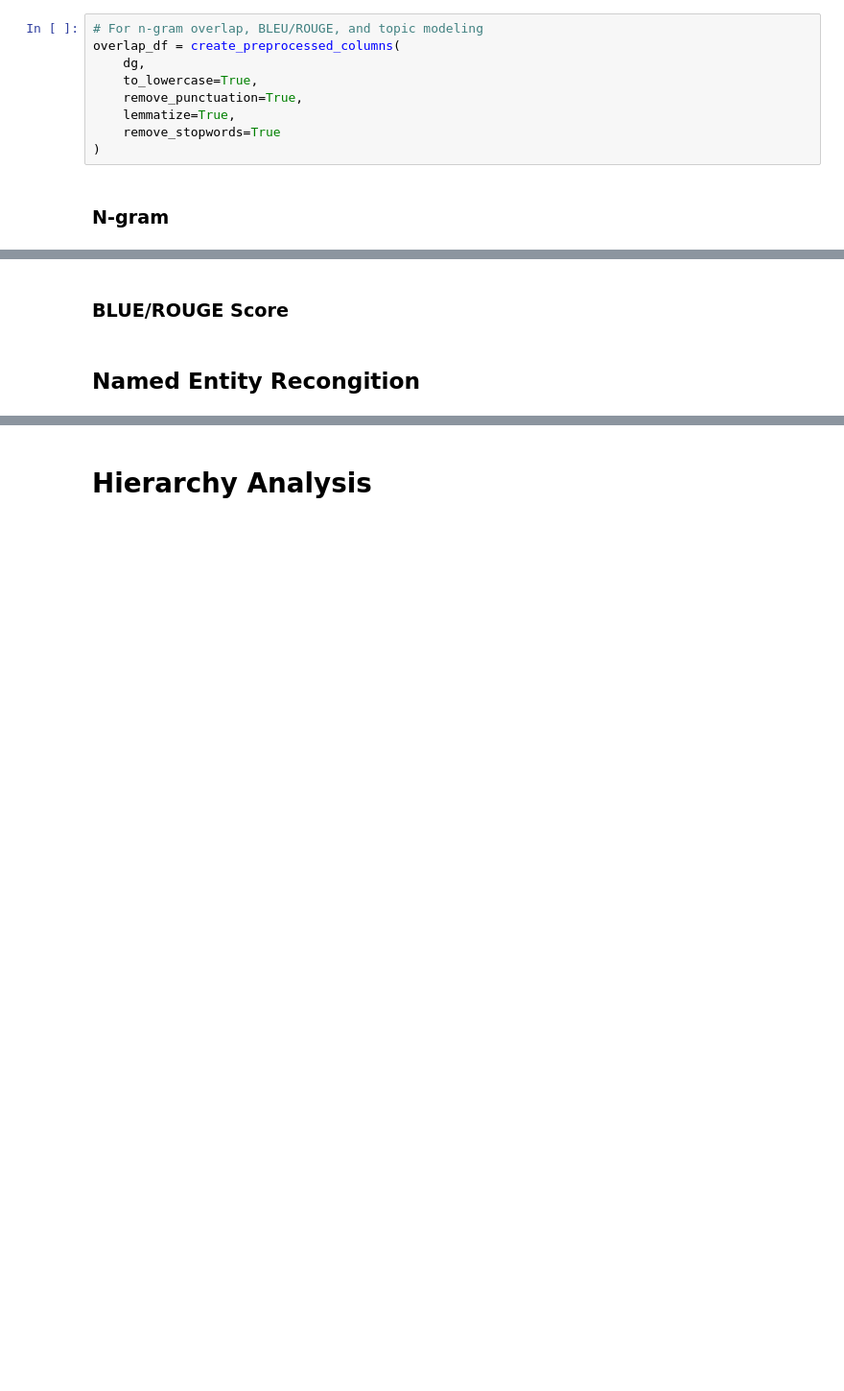
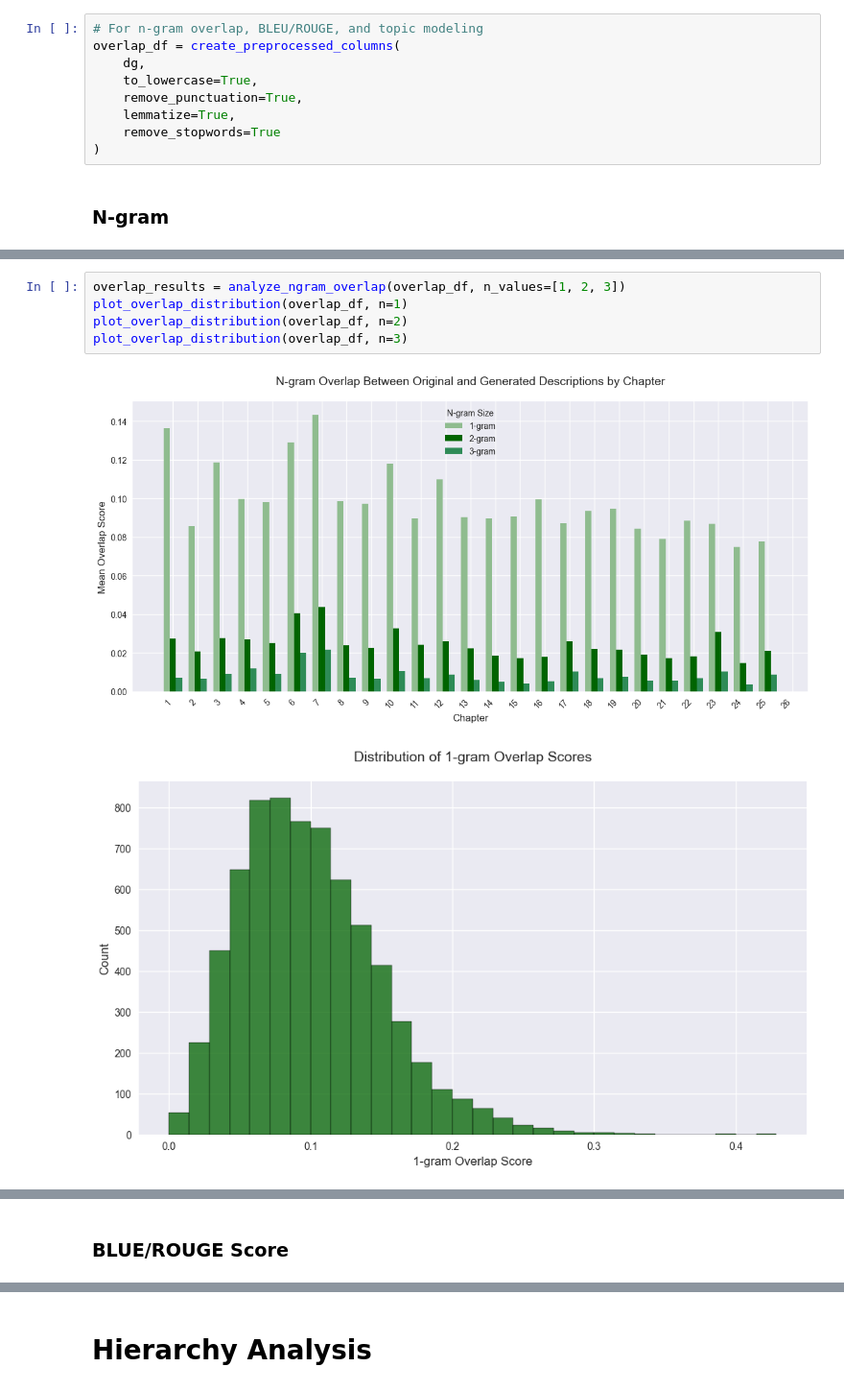
Before and after one commit to marcolomele/vectorization-ICD11, a Jupyter notebook: Data/data-analysis.ipynb, the cells around one changed output, grey strips where cells are left out. Shown at 96% size. Cells and saved outputs as stored; diff of their text form; blank space fills up the shorter version.

```diff
--- a/Data/data-analysis.ipynb
+++ b/Data/data-analysis.ipynb
@@ -624,0 +758,8 @@ overlap_df = create_preprocessed_columns(
+# %%
+overlap_results = analyze_ngram_overlap(overlap_df, n_values=[1, 2, 3])
+plot_overlap_distribution(overlap_df, n=1)
+plot_overlap_distribution(overlap_df, n=2)
+plot_overlap_distribution(overlap_df, n=3)
+# %% [output]
+[figure, added]
+[figure, added]
@@ -625,4 +768,2 @@ overlap_df = create_preprocessed_columns(
 # %% [markdown]
 ### BLUE/ROUGE Score
-# %% [markdown]
-## Named Entity Recongition
```
Also changed, not shown: parts of 31 cells of this notebook, 1 other file.
